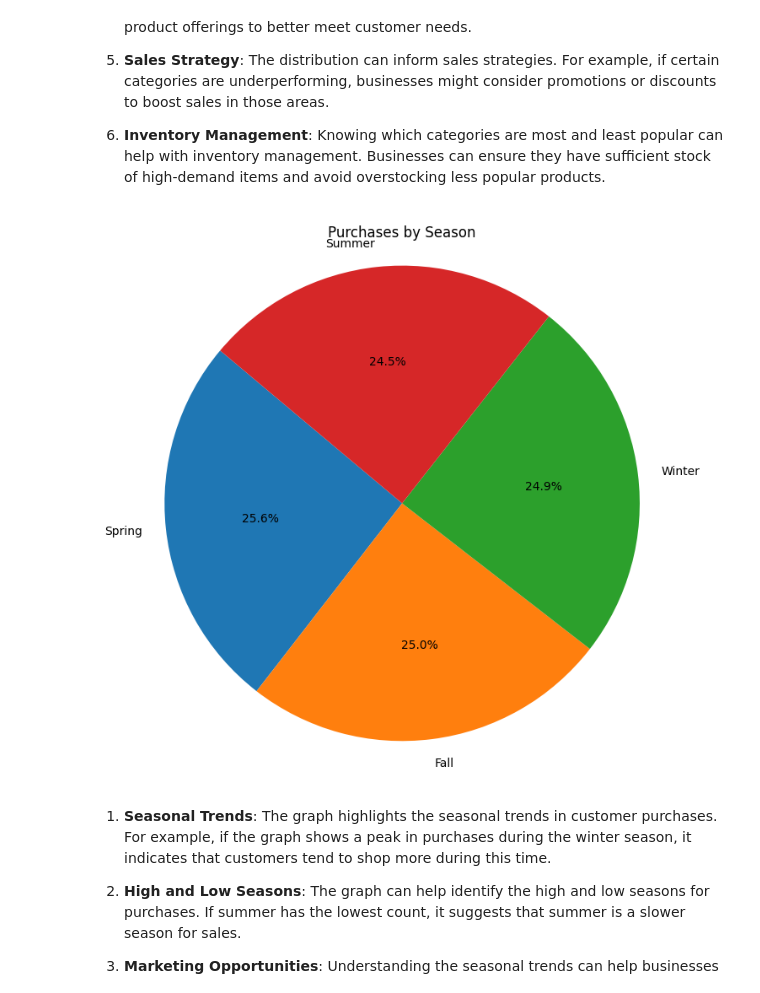
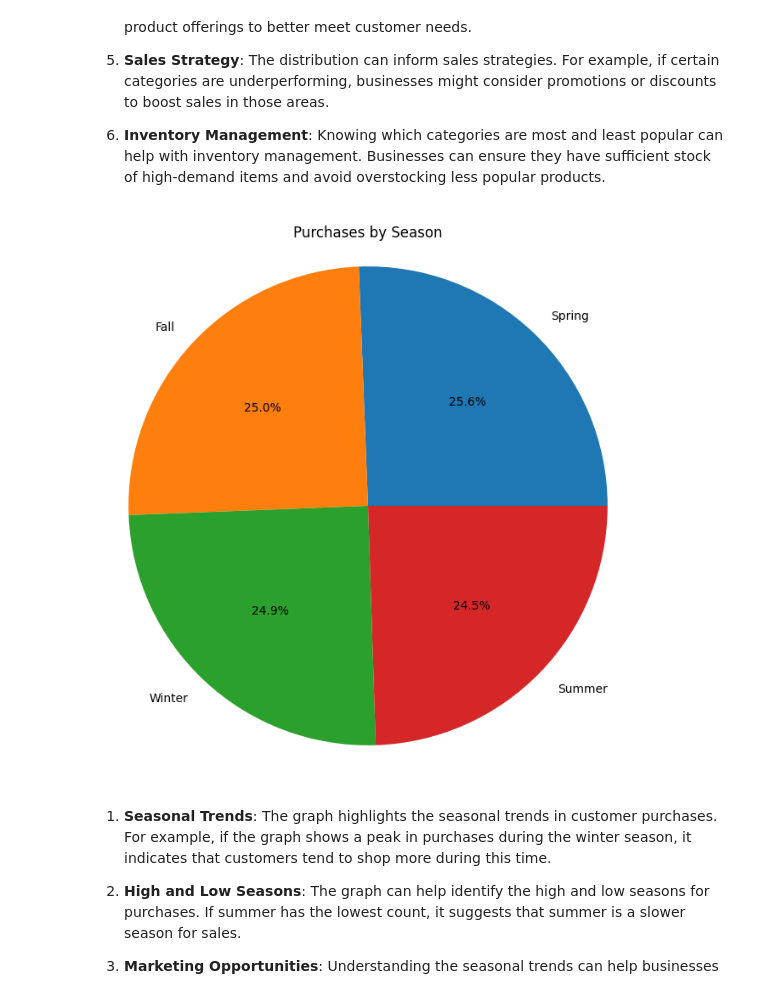
Before and after one commit to Fredrick2503/scrape, a Jupyter notebook: Untitled4.ipynb, the cells around one changed output. Drawn from its saved outputs; the diff is of its cells as text; code cells hidden in the pictures.

```diff
--- a/Untitled4.ipynb
+++ b/Untitled4.ipynb
@@ -78,16 +43,7 @@ plt.show()
 
 5. **Gender Comparison**: By comparing the distributions for males and females, we can identify any significant differences in age demographics between the two genders. This can help tailor marketing strategies to better target each gender.
 # %%
-import pandas as pd
-import matplotlib.pyplot as plt
-
-# Load the data
-data = pd.read_csv("shopping_trends.csv")
-
-# Calculate the distribution of product categories
 category_counts = data['Category'].value_counts()
-
-# Plot the pie chart
 plt.figure(figsize=(10, 8))
 plt.pie(category_counts, labels=category_counts.index, autopct='%1.1f%%', startangle=140)
 plt.title('Product Category Distribution')
@@ -112,17 +68,14 @@ plt.show
 # %%
 
 
-# Count the number of purchases by season
 season_counts = data['Season'].value_counts()
-
-# Plot the pie chart
 plt.figure(figsize=(8, 8))
-plt.pie(season_counts, labels=season_counts.index, autopct='%1.1f%%', startangle=140)
+plt.pie(season_counts, labels=season_counts.index, autopct='%1.1f%%', startangle=0)
 plt.title('Purchases by Season')
 plt.axis('equal')  # Equal aspect ratio ensures that pie is drawn as a circle.
 plt.show()
 # %% [output]
-[figure, old version]
+[figure, new version]
 # %% [markdown]
 1. **Seasonal Trends**: The graph highlights the seasonal trends in customer purchases. For example, if the graph shows a peak in purchases during the winter season, it indicates that customers tend to shop more during this time.
 
```
Also changed, not shown: parts of 6 cells of this notebook.
